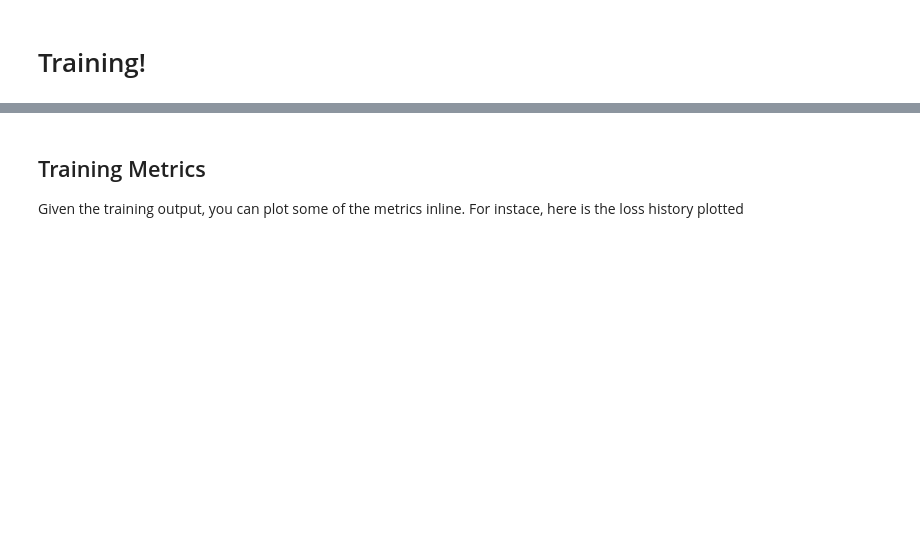
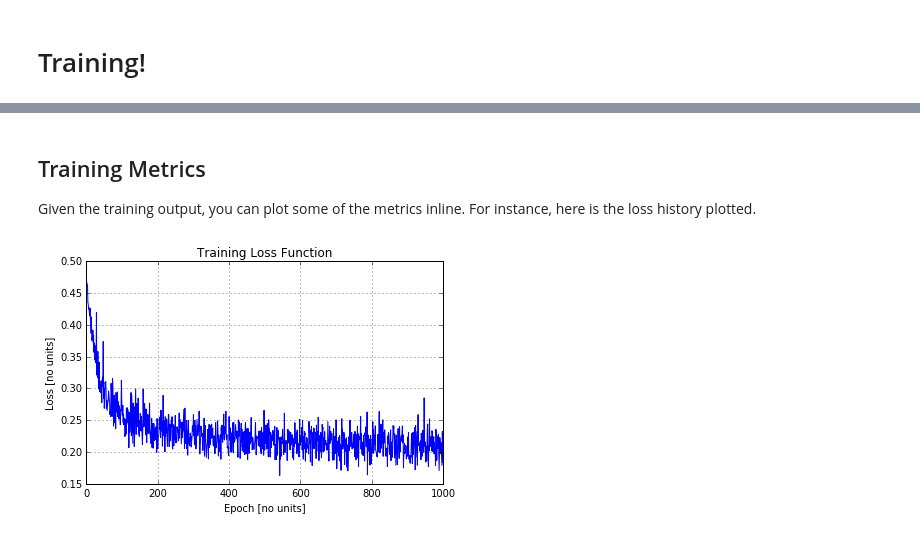
Before and after one commit to HEP-DL/b2_proof_of_concept, a Jupyter notebook: BII DL Proof Of Concept.ipynb, the cells around one changed output, grey strips where cells are left out. Saved outputs shown, nothing was run; the diff lists cells and outputs as text; code cells hidden in the pictures; blank space fills up the shorter version.

```diff
--- a/BII DL Proof Of Concept.ipynb
+++ b/BII DL Proof Of Concept.ipynb
@@ -157,7 +165,7 @@ class B2DataGenerator(object):
         self.current_index+=self.batch_size
         return (data, prediction)
 # %%
-BtoKstG_datagen = B2DataGenerator('chargedrec_mc7_phaseII_BGx1_mixed.h5','BtoKstG',input_data_desc, output_data_desc)
+BtoKstG_datagen = B2DataGenerator('chargedrec_mc7_phaseII_BGx1_KstZG.h5','BtoKstG',input_data_desc, output_data_desc)
 # %% [markdown]
 # Model Definition
 
@@ -179,22 +187,22 @@ class VGG16(Model):
         layer = MaxPooling2D((2, 1), strides=(1, 1), name='block1_pool')(layer)
 
         # Block 2
-        layer = Convolution2D(128, 3, 2, activation='relu', border_mode='same',
+        layer = Convolution2D(128, 2, 1, activation='relu', border_mode='same',
                               name='block2_conv1')(layer)
-        layer = Convolution2D(128, 3, 2, activation='relu', border_mode='same',
+        layer = Convolution2D(128, 1, 2, activation='relu', border_mode='same',
                               name='block2_conv2')(layer)
         layer = MaxPooling2D((2, 1), strides=(1, 1), name='block2_pool')(layer)
 
 
         # Classification block
         layer = Flatten(name='flatten')(layer)
-        layer = Dense(4096, activation='relu', name='fc1')(layer)
-        layer = Dense(4096, activation='relu', name='fc2')(layer)
-        layer = Dense(1, activation='softmax', name='predictions')(layer)
+        layer = Dense(256, activation='relu', name='fc1')(layer)
+        layer = Dense(256, activation='relu', name='fc2')(layer)
+        layer = Dense(2, activation='softmax', name='predictions')(layer)
 
         super(VGG16, self).__init__(self._input, layer)
         self.logger.info("Compiling Model")
-        self.compile(loss=loss, optimizer='sgd')
+        self.compile(loss=loss, optimizer='sgd', metrics=['accuracy'])
 # %% [markdown]
 ## Modifying the loss function
 
@@ -216,9 +224,6 @@ def loss_np(y_true, y_pred):
 # %% [markdown]
 # Training!
 # %%
-logging.basicConfig(level=logging.DEBUG)
-logging.info("Starting...")
-
-model = VGG16(BtoKstG_datagen.output())
-training_output = model.fit_generator(BtoKstG_datagen, samples_per_epoch = 1000, nb_epoch=1000)
+logging.basicConfig(level=logging.ERROR)
+model = VGG16(BtoKstG_datagen.output(), loss="sparse_categorical_crossentropy")
 # %% [output]
@@ -233,0 +247,3 @@ print dir(training_output)
+# %%
+training_output = model.fit_generator(BtoKstG_datagen, samples_per_epoch = 1000,
+                                      nb_epoch=1000)
@@ -234,7 +270,15 @@ print dir(training_output)
 # %% [markdown]
 ## Training Metrics
 
-Given the training output, you can plot some of the metrics inline. For instace, here is the loss history plotted
+Given the training output, you can plot some of the metrics inline. For instance, here is the loss history plotted.
 # %%
 plt.figure()
 plt.plot(training_output.epoch, training_output.history['loss'])
+plt.title("Training Loss Function")
+plt.xlabel("Epoch [no units]")
+plt.ylabel("Loss [no units]")
+plt.grid(True)
+plt.tight_layout()
+plt.show()
+# %% [output]
+[figure, added]
```
Also changed, not shown: parts of 16 cells of this notebook, 1 other file.
